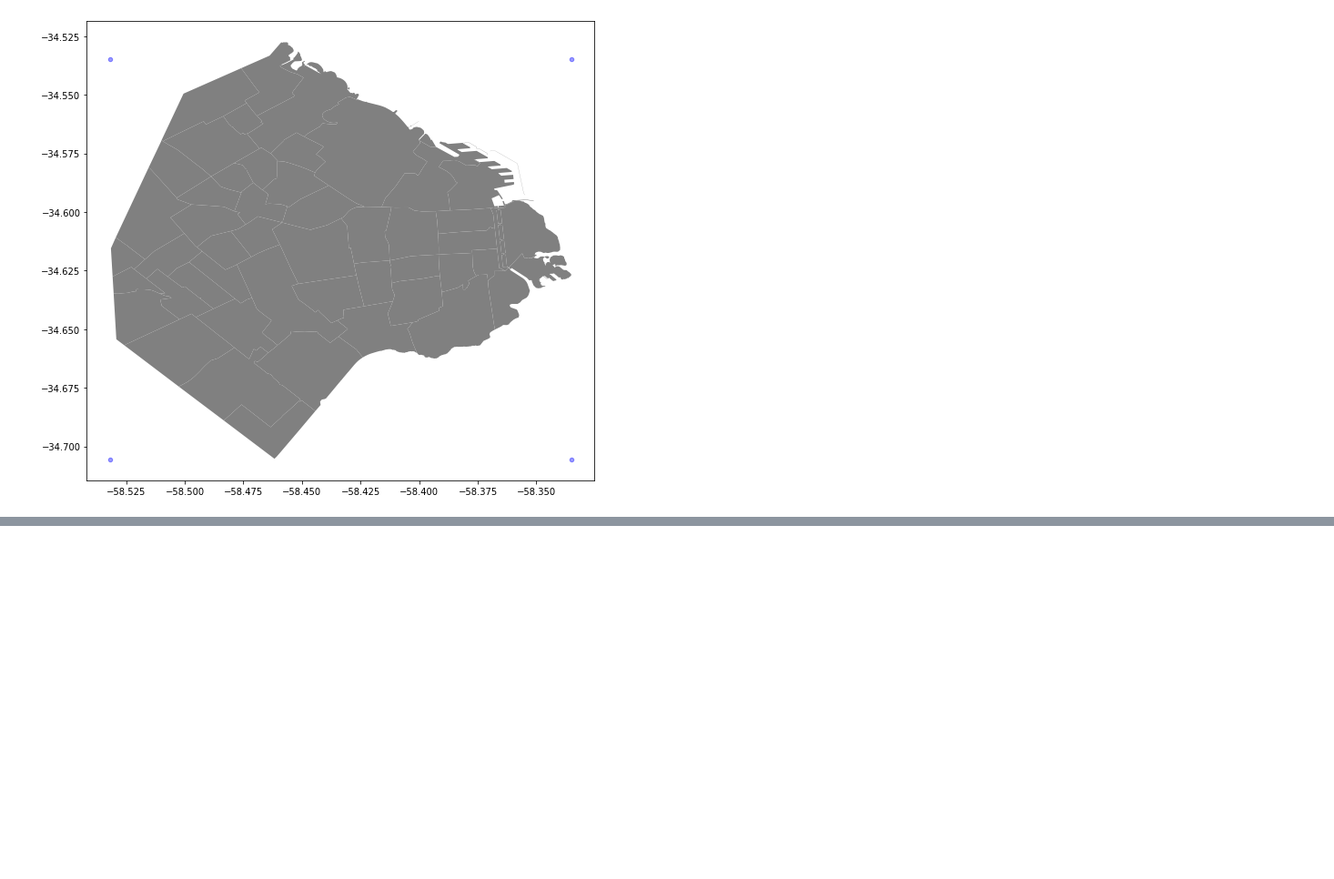
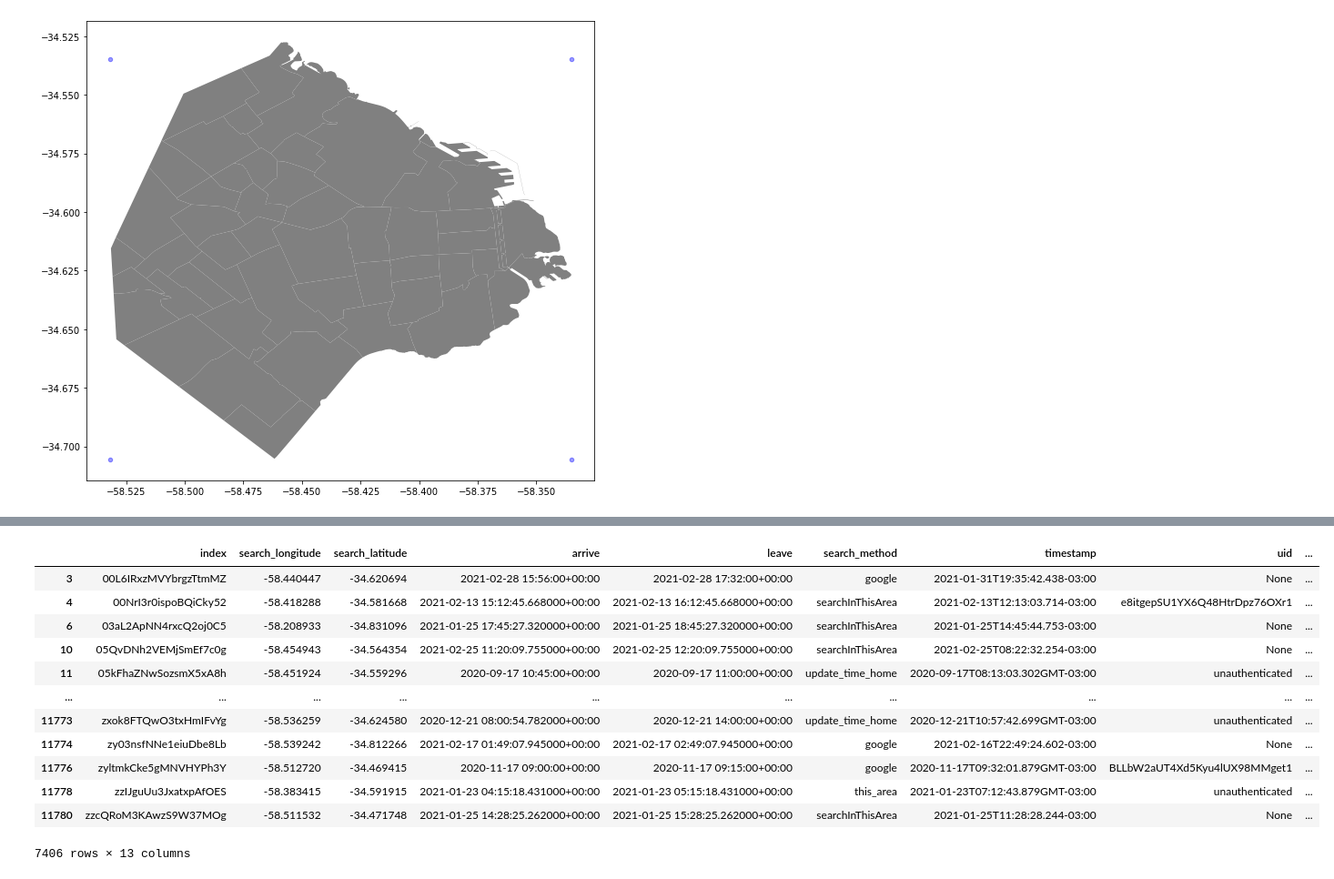
Before and after one commit to julietahocsman/goproject, a Jupyter notebook: notebooks/map.ipynb, the cells around one changed output, grey strips where cells are left out. Shown: that part at 91% size. Cells and saved outputs as stored; diff of their text form; code cells hidden in the pictures; blank space fills up the shorter version.

```diff
--- a/notebooks/map.ipynb
+++ b/notebooks/map.ipynb
@@ -208,0 +396,20 @@ data_in_gdf(0.154728,0.113642)
+# %%
+grid_coordinates_data['arrive'] = pd.to_datetime(grid_coordinates_data['arrive'], utc=True)
+# %%
+grid_coordinates_data['leave'] = pd.to_datetime(grid_coordinates_data['leave'], utc=True)
+# %%
+grid_coordinates_data
+# %% [output]
+|  | index | search_longitude | search_latitude | arrive | leave | search_method | timestamp | uid | ... |
+| 3 | 00L6IRxzMVYbrgzTtmMZ | -58.440447 | -34.620694 | 2021-02-28 15:56:00+00:00 | 2021-02-28 17:32:00+00:00 | google | 2021-01-31T19:35:42.438-03:00 | None | ... |
+| 4 | 00NrI3r0ispoBQiCky52 | -58.418288 | -34.581668 | 2021-02-13 15:12:45.668000+00:00 | 2021-02-13 16:12:45.668000+00:00 | searchInThisArea | 2021-02-13T12:13:03.714-03:00 | e8itgepSU1YX6Q48HtrDpz76OXr1 | ... |
+| 6 | 03aL2ApNN4rxcQ2oj0C5 | -58.208933 | -34.831096 | 2021-01-25 17:45:27.320000+00:00 | 2021-01-25 18:45:27.320000+00:00 | searchInThisArea | 2021-01-25T14:45:44.753-03:00 | None | ... |
+| 10 | 05QvDNh2VEMjSmEf7c0g | -58.454943 | -34.564354 | 2021-02-25 11:20:09.755000+00:00 | 2021-02-25 12:20:09.755000+00:00 | searchInThisArea | 2021-02-25T08:22:32.254-03:00 | None | ... |
+| 11 | 05kFhaZNwSozsmX5xA8h | -58.451924 | -34.559296 | 2020-09-17 10:45:00+00:00 | 2020-09-17 11:00:00+00:00 | update_time_home | 2020-09-17T08:13:03.302GMT-03:00 | unauthenticated | ... |
+| ... | ... | ... | ... | ... | ... | ... | ... | ... | ... |
+| 11773 | zxok8FTQwO3txHmIFvYg | -58.536259 | -34.624580 | 2020-12-21 08:00:54.782000+00:00 | 2020-12-21 14:00:00+00:00 | update_time_home | 2020-12-21T10:57:42.699GMT-03:00 | unauthenticated | ... |
+| 11774 | zy03nsfNNe1eiuDbe8Lb | -58.539242 | -34.812266 | 2021-02-17 01:49:07.945000+00:00 | 2021-02-17 02:49:07.945000+00:00 | google | 2021-02-16T22:49:24.602-03:00 | None | ... |
+| 11776 | zyltmkCke5gMNVHYPh3Y | -58.512720 | -34.469415 | 2020-11-17 09:00:00+00:00 | 2020-11-17 09:15:00+00:00 | google | 2020-11-17T09:32:01.879GMT-03:00 | BLLbW2aUT4Xd5Kyu4lUX98MMget1 | ... |
+| 11778 | zzIJguUu3JxatxpAfOES | -58.383415 | -34.591915 | 2021-01-23 04:15:18.431000+00:00 | 2021-01-23 05:15:18.431000+00:00 | this_area | 2021-01-23T07:12:43.879GMT-03:00 | unauthenticated | ... |
+| 11780 | zzcQRoM3KAwzS9W37MOg | -58.511532 | -34.471748 | 2021-01-25 14:28:25.262000+00:00 | 2021-01-25 15:28:25.262000+00:00 | searchInThisArea | 2021-01-25T11:28:28.244-03:00 | None | ... |
+7406 rows × 13 columns
```
Also changed, not shown: parts of 33 cells of this notebook, 3 other files.
